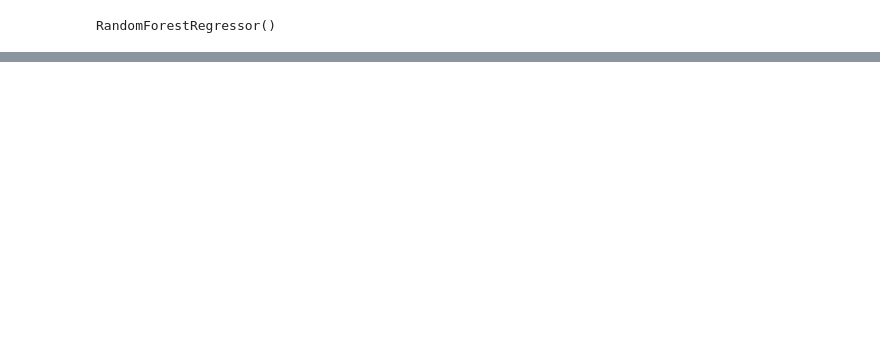
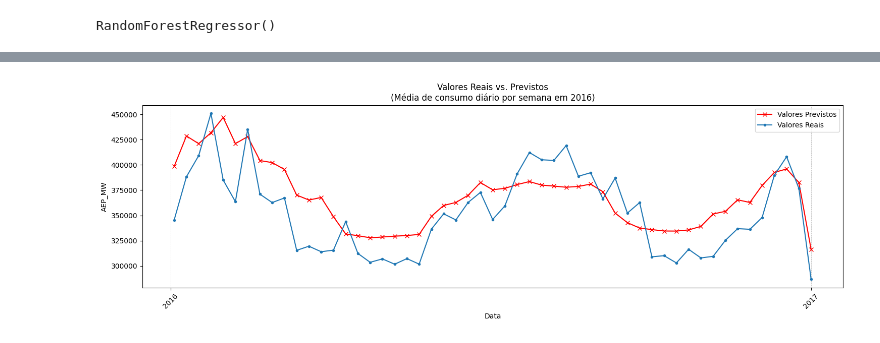
Before and after one commit to donikurtz/HourlyEnergyConsumption, a Jupyter notebook: 01_analise.ipynb, the cells around one changed output, grey strips where cells are left out. Drawn from its saved outputs; the diff is of its cells as text; code cells hidden in the pictures; blank space fills up the shorter version.

```diff
--- a/01_analise.ipynb
+++ b/01_analise.ipynb
@@ -330,0 +575,22 @@ predictions = random_search.best_estimator_.predict(X_test)
+# %%
+df_m3 = df[(df.index >= '2016-01-01')&(df.index <= '2016-12-31')].resample('D').sum().resample('W').mean()
+df_predict_m3 = df_predict[(df_predict.index >= '2016-01-01')&(df_predict.index <= '2016-12-31')].resample('D').sum().resample('W').mean()
+
+plt.figure(figsize=(15, 5))
+plt.plot(df_predict_m3.index, df_predict_m3['Predictions'], color='r', marker='x', label='Valores Previstos', linestyle='-')
+plt.plot(df_m3.index, df_m3['AEP_MW'], marker='.', label='Valores Reais', linestyle='-')
+
+plt.gca().xaxis.set_major_locator(mdates.YearLocator(base=1))
+plt.gca().xaxis.set_major_formatter(mdates.DateFormatter('%Y'))
+plt.title('Valores Reais vs. Previstos\n(Média de consumo diário por semana em 2016)')
+plt.xlabel('Data')
+plt.ylabel('AEP_MW')
+plt.legend()
+plt.grid(True, which='major', axis='x', linestyle='--', linewidth=0.5)
+plt.grid(False, which='major', axis='y')
+plt.xticks(rotation=45)
+plt.tight_layout()
+
+plt.show()
+# %% [output]
+[figure, added]
```
Also changed, not shown: parts of 48 cells of this notebook.
